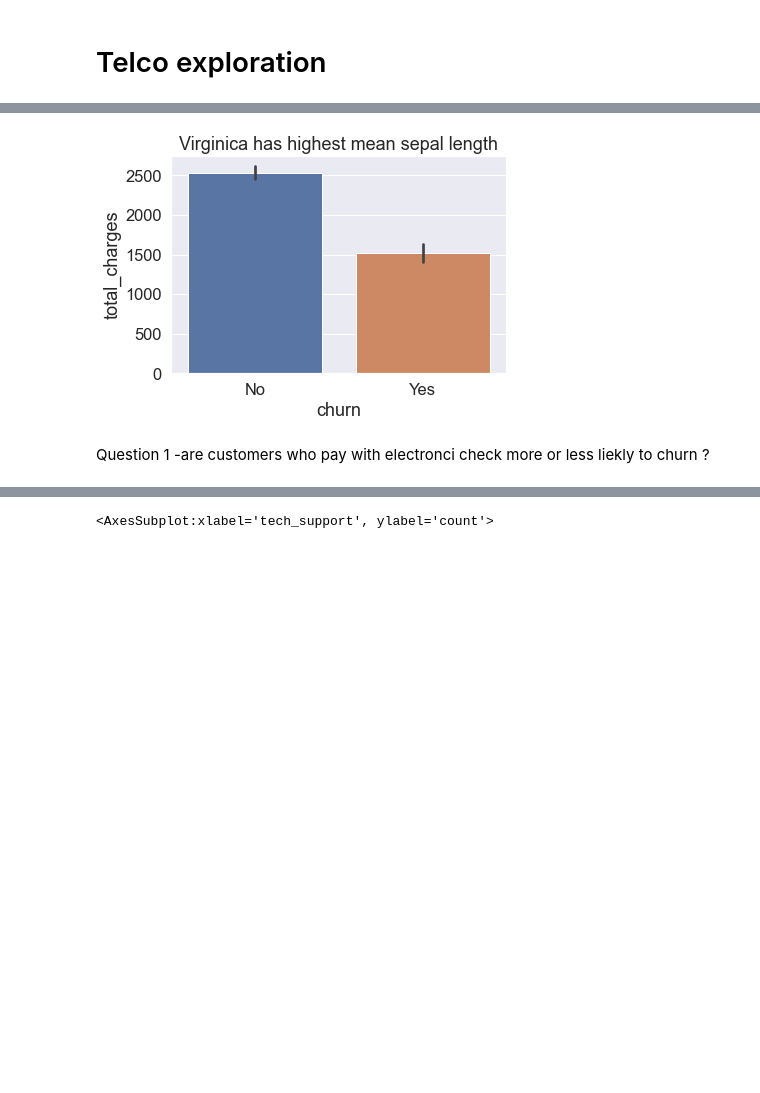
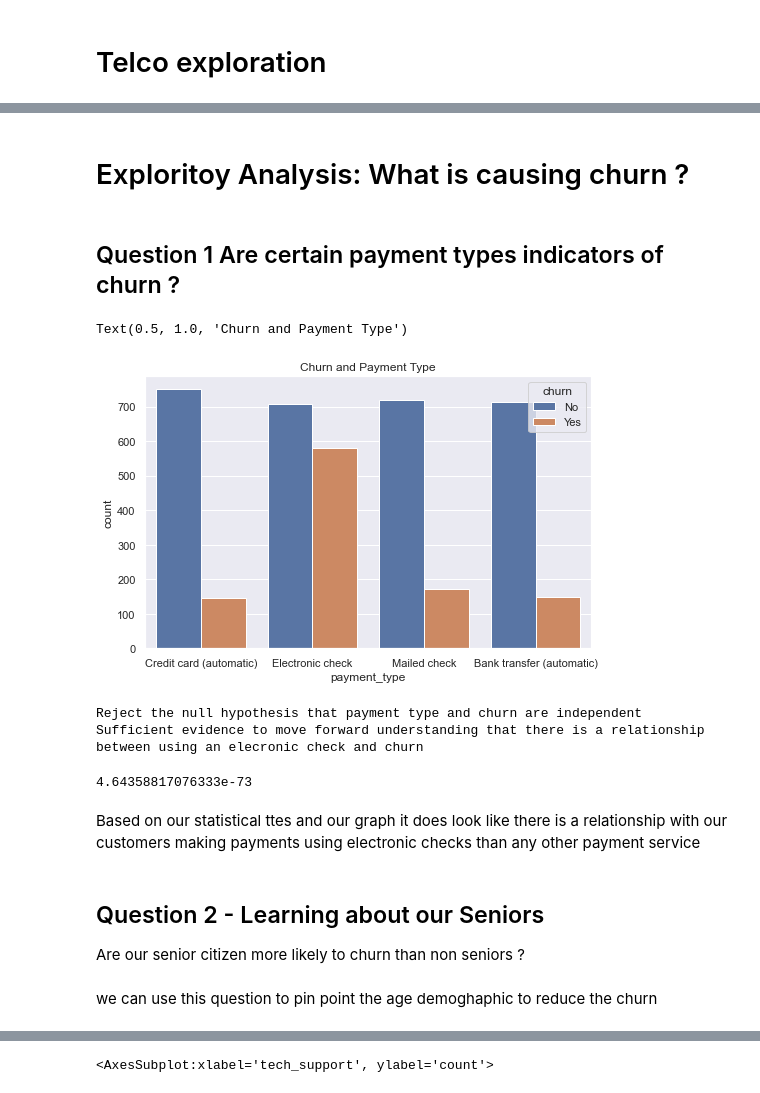
Before and after one commit to GladyBarrios/Telco_Classification_Project, a Jupyter notebook: scratch_pad_Telco.ipynb, the cells around one changed output, grey strips where cells are left out. Drawn from its saved outputs; the diff is of its cells as text; code cells hidden in the pictures; blank space fills up the shorter version.

```diff
--- a/scratch_pad_Telco.ipynb
+++ b/scratch_pad_Telco.ipynb
@@ -195,10 +168,42 @@ for col in num_cols:
-# %%
-plt.title("Virginica has highest mean sepal length")
-sns.barplot(x="churn", y="total_charges", data=train)
-plt.xlabel('churn')
-plt.show()
-# %% [output]
-[figure, removed]
-# %% [markdown]
-Question 1 -are customers who pay with electronci check more or less liekly to churn ?
+# %% [markdown]
+# Exploritoy Analysis: What is causing churn ?
+# %% [markdown]
+## Question 1 Are certain payment types indicators of churn  ?
+# %%
+plt.figure(figsize=(8,5))
+sns.countplot(train['payment_type'],hue=train['churn'])
+plt.title("Churn and Payment Type")
+# %% [output]
+Text(0.5, 1.0, 'Churn and Payment Type')
+[figure, added]
+# %%
+# Let's run a chi squared to compare proportions, to have more confidence
+alpha = 0.05
+null_hypothesis = "payment type and churn are independent"
+alternative_hypothesis = "there is a relationship between using an elecronic check and churn"
+
+# Setup a crosstab of observed survival to pclass
+observed = pd.crosstab(train.churn, train.payment_type)
+
+chi2, p, degf, expected = stats.chi2_contingency(observed)
+
+if p < alpha:
+    print("Reject the null hypothesis that", null_hypothesis)
+    print("Sufficient evidence to move forward understanding that", alternative_hypothesis)
+else:
+    print("Fail to reject the null")
+    print("Insufficient evidence to reject the null")
+p
+# %% [output]
+Reject the null hypothesis that payment type and churn are independent
+Sufficient evidence to move forward understanding that there is a relationship between using an elecronic check and churn
+4.64358817076333e-73
+# %% [markdown]
+Based on our statistical ttes and our graph it does look like there is a relationship with our customers making payments using electronic checks than any other payment service
+# %% [markdown]
+##  Question 2 - Learning about our Seniors
+
+Are our senior citizen more likely to churn than non seniors ?
+# %% [markdown]
+we can use this question to pin point the age demoghaphic to reduce the churn
 # %%
```
Also changed, not shown: parts of 94 cells of this notebook.
